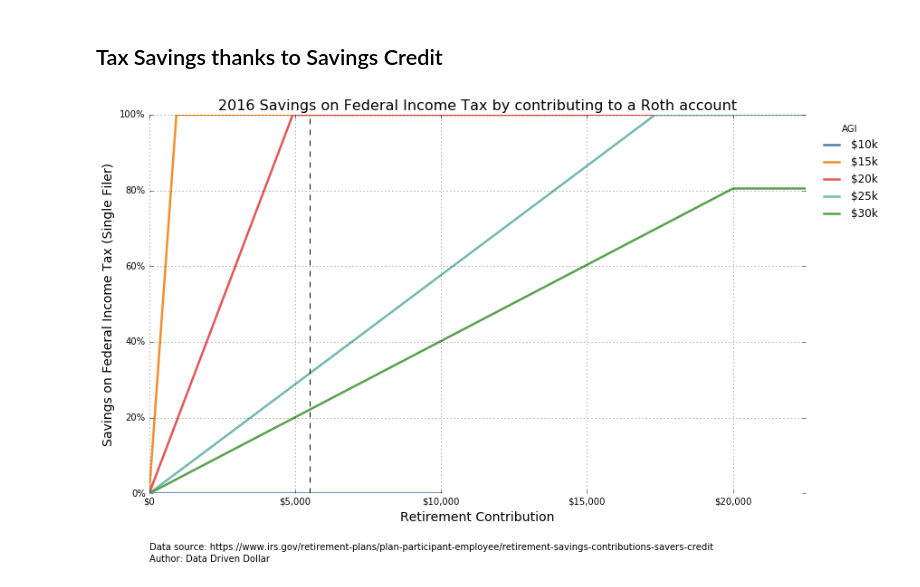
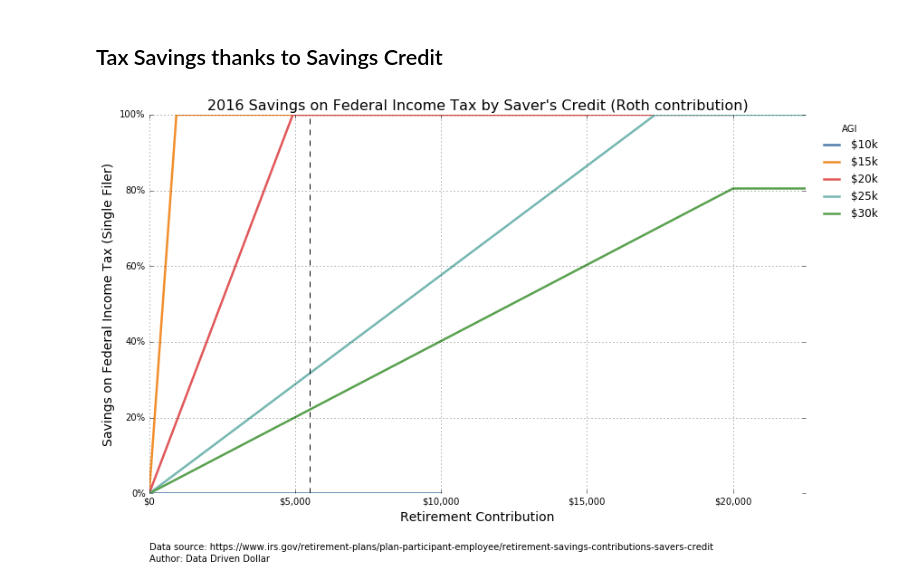
Before and after one commit to datadrivendollar/savers_credit, a Jupyter notebook: 2016 Savers Credit.ipynb, the cells around one changed output. Drawn from its saved outputs; the diff is of its cells as text; code cells hidden in the pictures.

Commit message:
Add files via upload
Updated figure title

```diff
--- a/2016 Savers Credit.ipynb
+++ b/2016 Savers Credit.ipynb
@@ -149,32 +149,32 @@ for i_ in list_:
             tax_savings[i] = 0
         elif (savers_credit[i] >= tax_due):
             tax_savings[i] = 1
         else:
             tax_savings[i] = 1 - float(tax_due - savers_credit[i])/tax_due
 
     pct_savings, = plt.plot(contribution_vec, tax_savings, lw = 2.5, color=tableau10[i_], label = '$' + str(AGI)[:2] + 'k')
 
 plt.grid(True)
 plt.legend(title = "AGI", frameon = False, bbox_to_anchor=(1.125, 1))
 
 plt.xlabel('Retirement Contribution', fontsize = 14)
 plt.ylabel('Savings on Federal Income Tax (Single Filer)', fontsize = 14)
-plt.title("2016 Savings on Federal Income Tax by contributing to a Roth account", fontsize = 16)
+plt.title("2016 Savings on Federal Income Tax by Saver's Credit (Roth contribution)", fontsize = 16)
 
 fmt = '${x:,.0f}'
 tick = tkr.StrMethodFormatter(fmt)
 ax.xaxis.set_major_formatter(tick)
 ax.yaxis.set_major_formatter(FuncFormatter(lambda y, _: '{:.0%}'.format(y)))
 
 plt.xlim([0, 22500])
 
 plt.plot((5500, 5500), (0, 1), 'k--')
 
 plt.text(0, -0.15, "Data source: https://www.irs.gov/retirement-plans/plan-participant-employee/retirement-savings-contributions-savers-credit",
          fontsize = 10)
 plt.text(0, -0.18, "Author: Data Driven Dollar", fontsize = 10)
 
 plt.savefig('plots/2016_single_savers_tax.png', bbox_inches = 'tight')
 plt.show()
 # %% [output]
-[figure, old version]
+[figure, new version]
```
Also changed, not shown: 1 other file.
